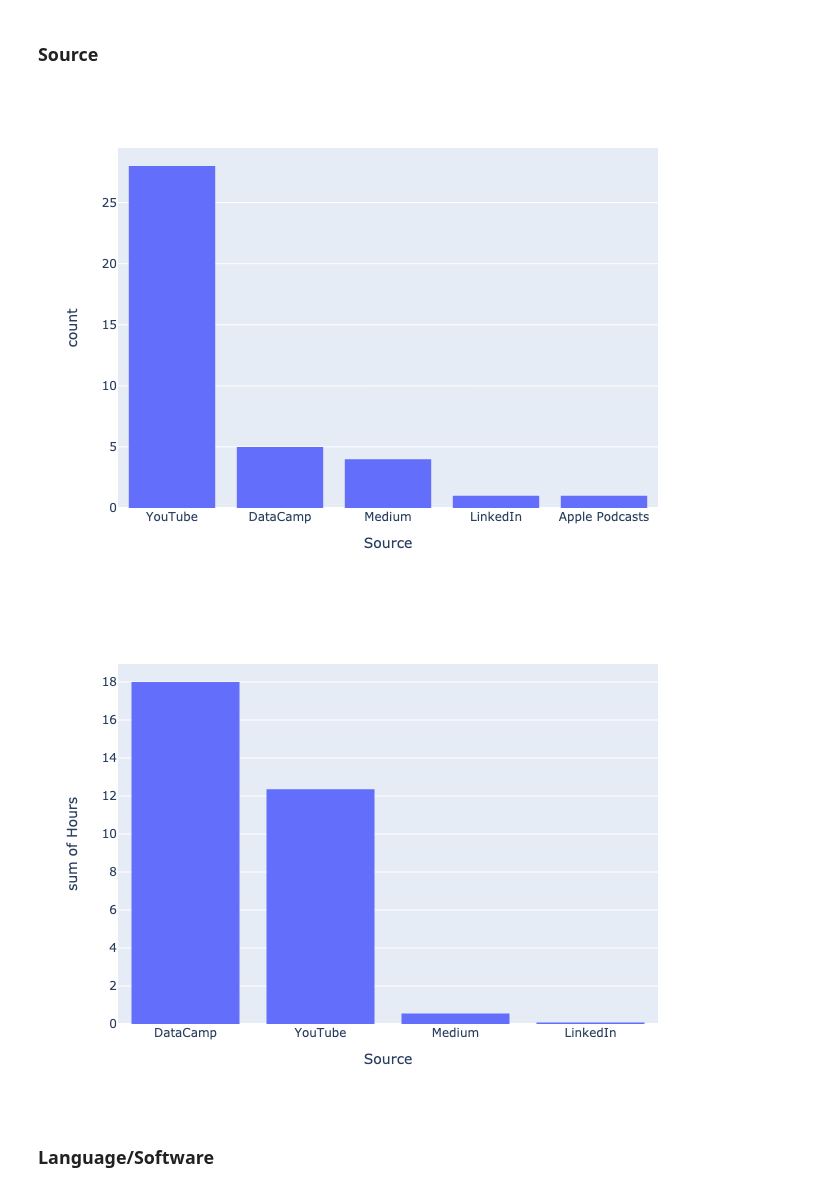
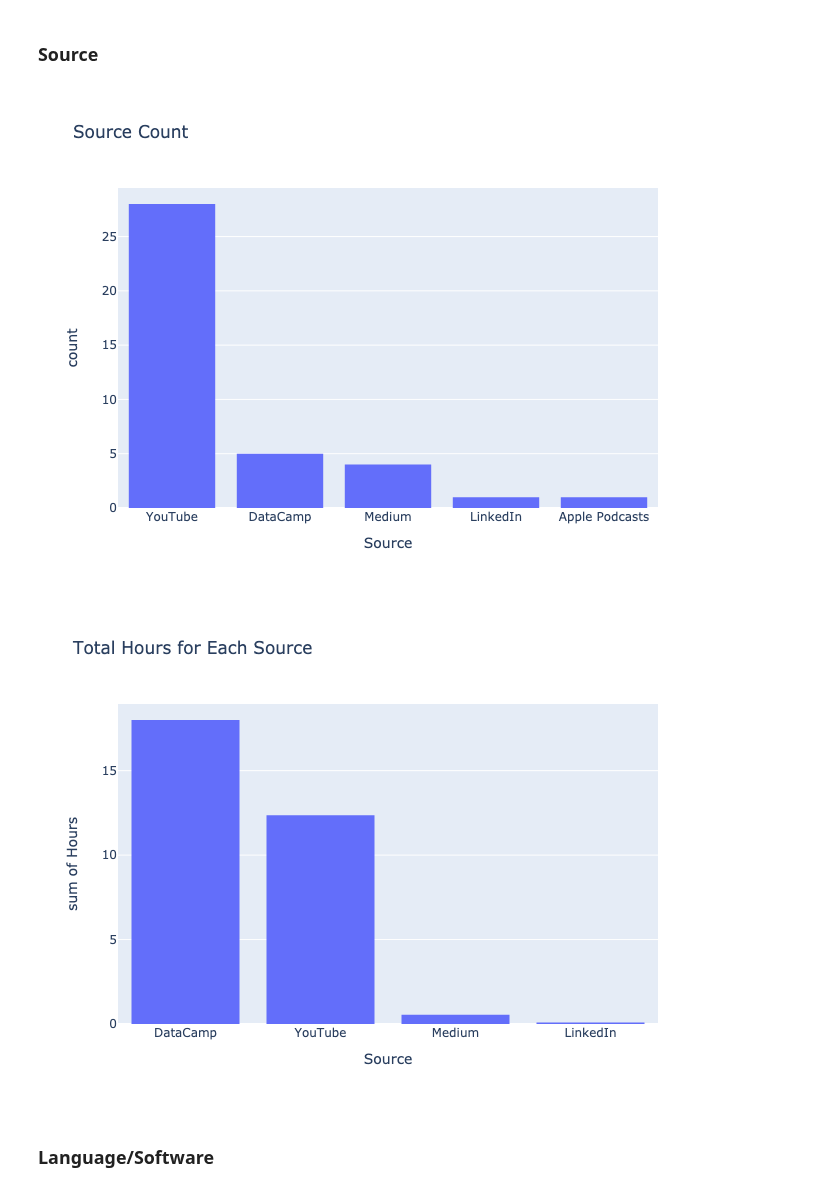
Before and after one commit to franco3x/Notion-66-Days-of-Data, a Jupyter notebook: Notion 66 Days of Data.ipynb, the cells around one changed output. Saved outputs shown, nothing was run; the diff lists cells and outputs as text; code cells hidden in the pictures.

```diff
--- a/Notion 66 Days of Data.ipynb
+++ b/Notion 66 Days of Data.ipynb
@@ -386,15 +368,15 @@ fig.show("png")
 # %% [markdown]
 ### Source
 # %%
-fig = px.histogram(df, x="Source").update_xaxes(categoryorder="total descending")
+fig = px.histogram(df, x="Source", title="Source Count").update_xaxes(categoryorder="total descending")
 fig.show("png")
 # %% [output]
-[figure, old version]
+[figure, new version]
 # %%
-fig = px.histogram(df, x="Source", y="Hours").update_xaxes(categoryorder="total descending")
+fig = px.histogram(df, x="Source", y="Hours", title="Total Hours for Each Source").update_xaxes(categoryorder="total descending")
 fig.show("png")
 # %% [output]
-[figure, old version]
+[figure, new version]
 # %% [markdown]
 ### Language/Software
 # %%
```
Also changed, not shown: parts of 32 cells of this notebook.
